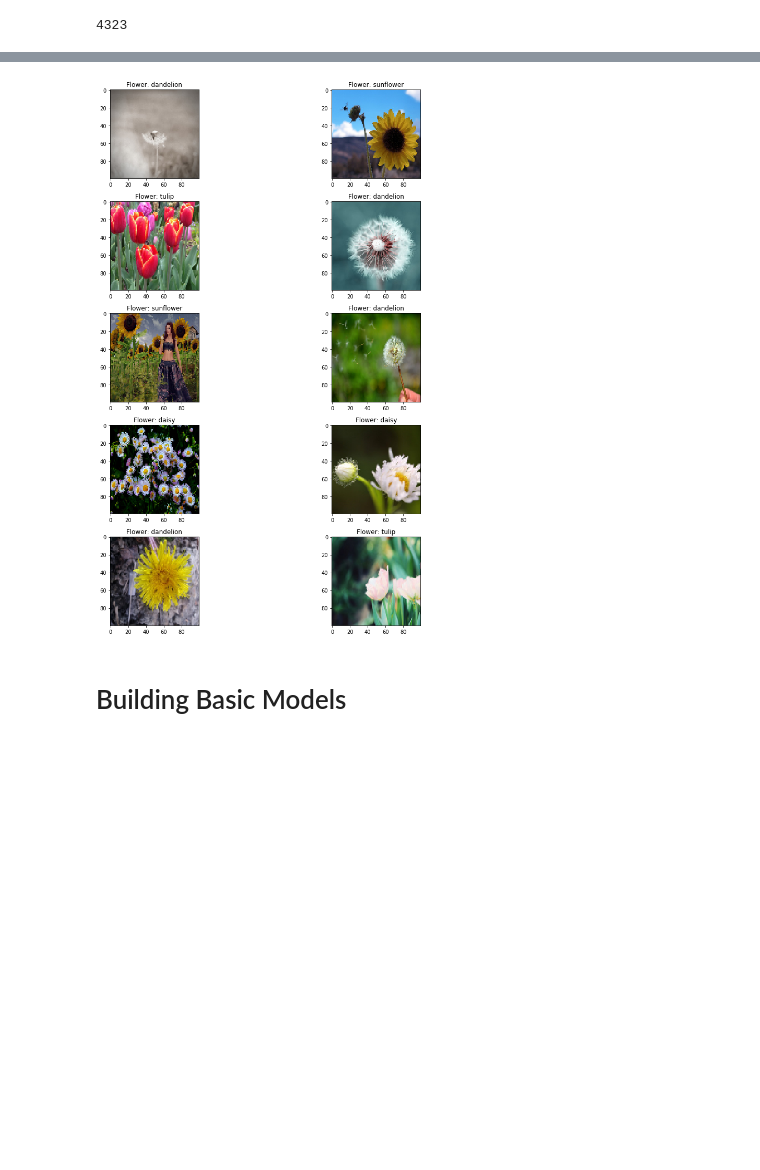
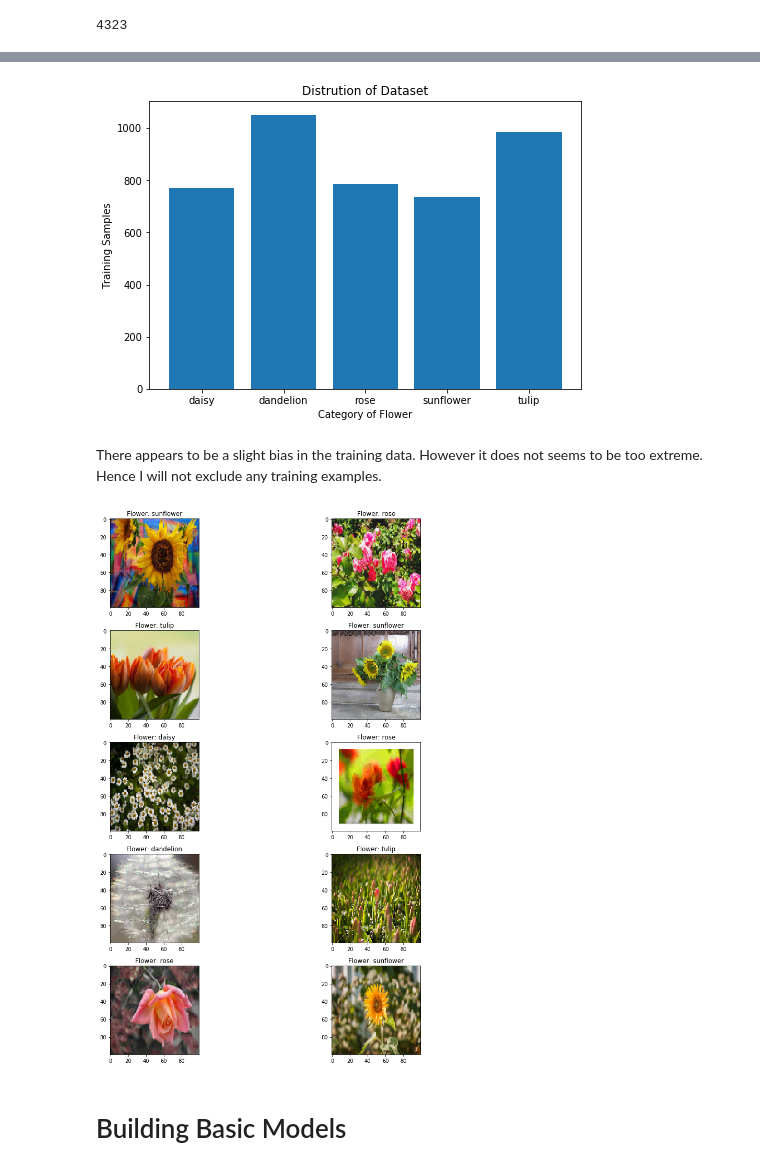
Before and after one commit to AnirudhAchal/Flower-Recognizer, a Jupyter notebook: Notebooks/Flower Recognizer.ipynb, the cells around one changed output, grey strips where cells are left out. Drawn from its saved outputs; the diff is of its cells as text; code cells hidden in the pictures; blank space fills up the shorter version.

```diff
--- a/Notebooks/Flower Recognizer.ipynb
+++ b/Notebooks/Flower Recognizer.ipynb
@@ -118,6 +118,29 @@ for features, label in training_data:
 
 X = np.array(X).reshape(-1, IMG_SIZE, IMG_SIZE, 3)
 y = np.array(y)
+# %%
+# Distribution of Data set
+
+import matplotlib.pyplot as plt
+A = np.unique(y, return_counts=True)
+
+freq = []
+
+for i in range(len(A[1])):
+    freq.append(A[1][i])
+
+fig = plt.figure()
+ax = fig.add_axes([0,0,1,1])
+CATEGORIES = ['daisy', 'dandelion', 'rose', 'sunflower', 'tulip']
+ax.bar(CATEGORIES, freq)
+plt.xlabel("Category of Flower")
+plt.ylabel("Training Samples")
+plt.title("Distrution of Dataset")
+plt.show()
+# %% [output]
+[figure, added]
+# %% [markdown]
+There appears to be a slight bias in the training data. However it does not seems to be too extreme. Hence I will not exclude any training examples.
 # %%
 # Plotting Some Randome Samples
 fig,ax=plt.subplots(5,2)
@@ -130,7 +153,7 @@ for i in range(5):
 
 plt.tight_layout()
 # %% [output]
-[figure, old version]
+[figure, new version]
 # %% [markdown]
 # Building Basic Models
 # %%
```
Also changed, not shown: parts of 23 cells of this notebook, 3 other files.
